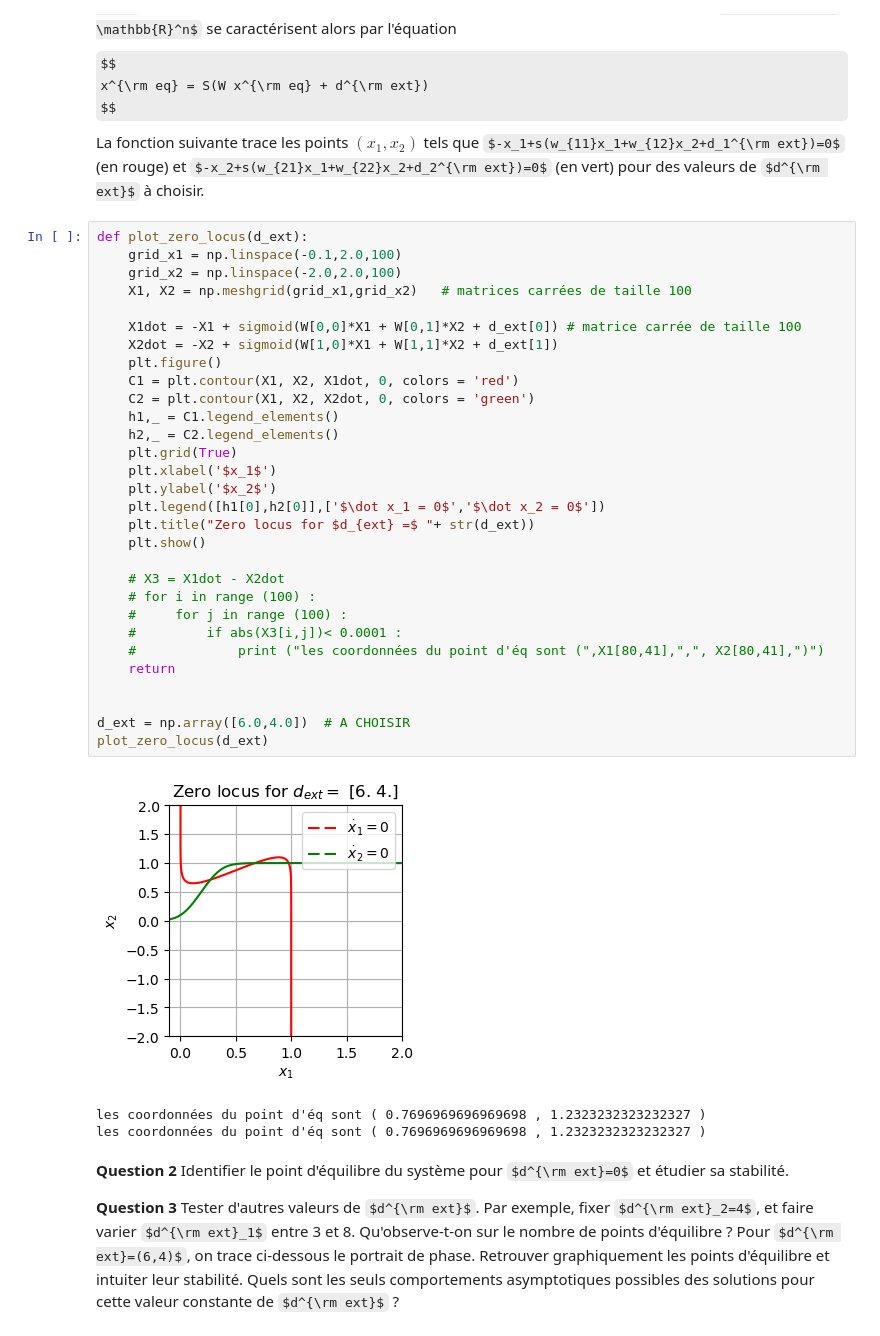
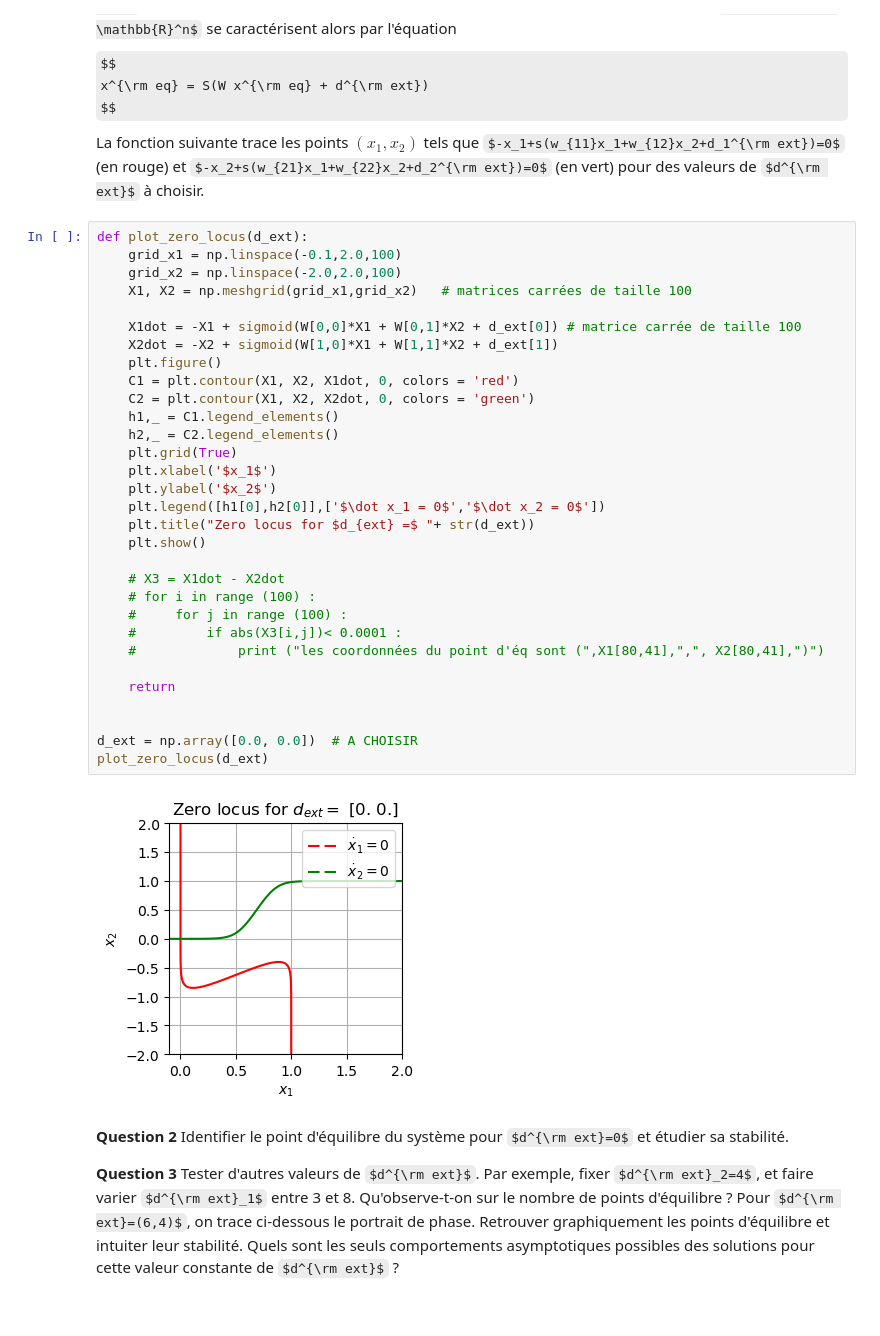
Before and after one commit to MathisPeinaud/equadiff, a Jupyter notebook: Projet Equations Différentielles.ipynb, the cells around one changed output. Cells and saved outputs as stored; diff of their text form; some formulas as TeX source.

```diff
--- a/Projet Equations Différentielles.ipynb
+++ b/Projet Equations Différentielles.ipynb
@@ -69,37 +69,36 @@ La fonction suivante trace les points $(x_1,x_2)$ tels que $-x_1+s(w_{11}x_1+w_{
 # %%
 def plot_zero_locus(d_ext):
     grid_x1 = np.linspace(-0.1,2.0,100)
     grid_x2 = np.linspace(-2.0,2.0,100)
     X1, X2 = np.meshgrid(grid_x1,grid_x2)   # matrices carrées de taille 100
 
     X1dot = -X1 + sigmoid(W[0,0]*X1 + W[0,1]*X2 + d_ext[0]) # matrice carrée de taille 100
     X2dot = -X2 + sigmoid(W[1,0]*X1 + W[1,1]*X2 + d_ext[1])
     plt.figure()
     C1 = plt.contour(X1, X2, X1dot, 0, colors = 'red')
     C2 = plt.contour(X1, X2, X2dot, 0, colors = 'green')
     h1,_ = C1.legend_elements()
     h2,_ = C2.legend_elements()
     plt.grid(True)
     plt.xlabel('$x_1$')
     plt.ylabel('$x_2$')
     plt.legend([h1[0],h2[0]],['$\dot x_1 = 0$','$\dot x_2 = 0$'])
     plt.title("Zero locus for $d_{ext} =$ "+ str(d_ext))
     plt.show()
 
     # X3 = X1dot - X2dot
     # for i in range (100) :
     #     for j in range (100) :
     #         if abs(X3[i,j])< 0.0001 :
     #             print ("les coordonnées du point d'éq sont (",X1[80,41],",", X2[80,41],")")
+
     return
 
 
-d_ext = np.array([6.0,4.0])  # A CHOISIR
+d_ext = np.array([0.0, 0.0])  # A CHOISIR
 plot_zero_locus(d_ext)
 # %% [output]
-[figure, old version]
+[figure, new version]
-les coordonnées du point d'éq sont ( 0.7696969696969698 , 1.2323232323232327 )
-les coordonnées du point d'éq sont ( 0.7696969696969698 , 1.2323232323232327 )
 # %% [markdown]
 **Question 2** Identifier le point d'équilibre du système pour $d^{\rm ext}=0$ et étudier sa stabilité.
 
```
Also changed, not shown: parts of 2 cells of this notebook.
